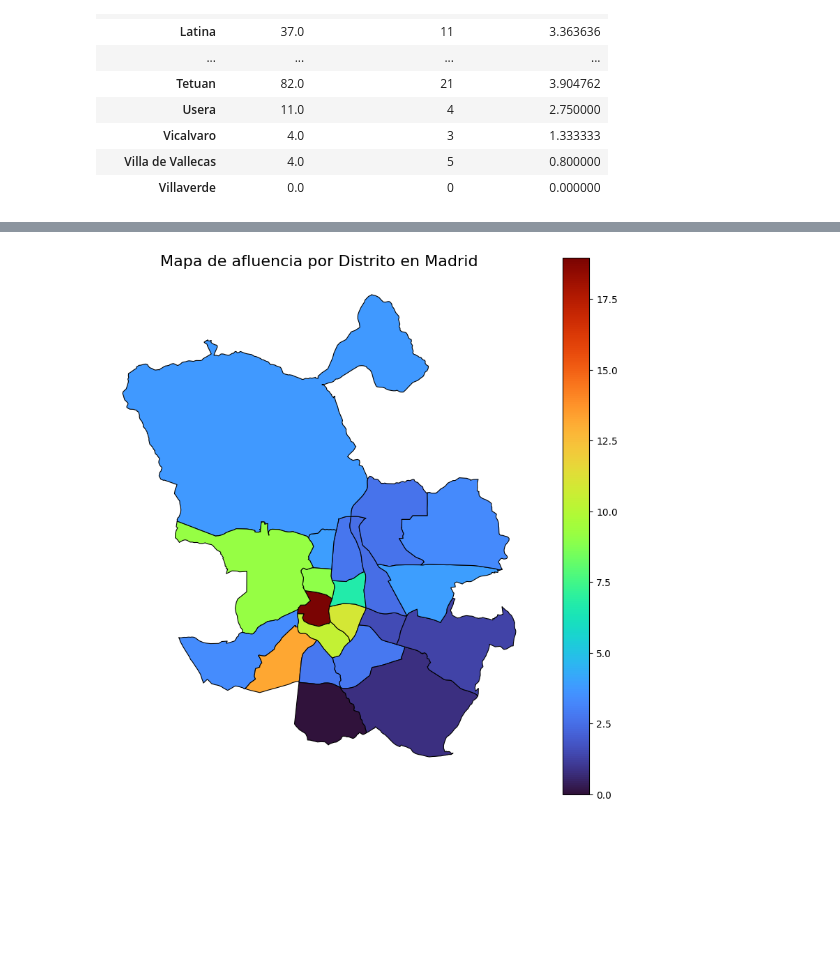
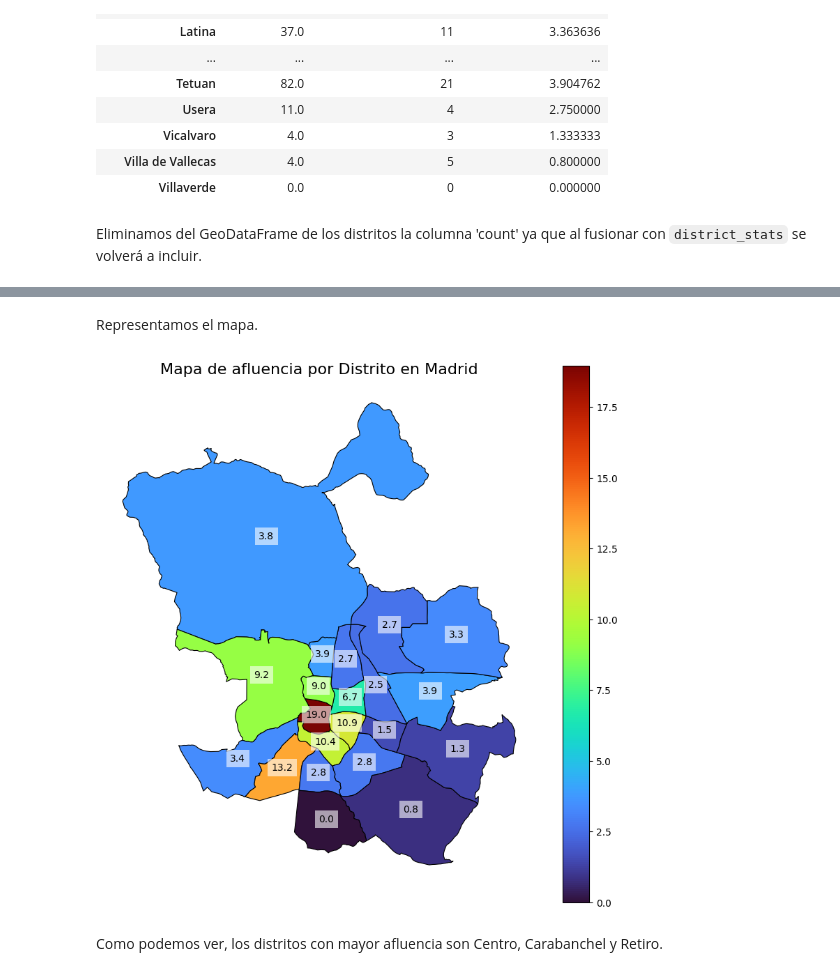
Before and after one commit to anton-p0g/ProyectoWebScrapping, a Jupyter notebook: parte2/distrito de cada restaurante/mapas_parte2.ipynb, the cells around one changed output, grey strips where cells are left out. Drawn from its saved outputs; the diff is of its cells as text; code cells hidden in the pictures; blank space fills up the shorter version.

```diff
--- a/parte2/distrito de cada restaurante/mapas_parte2.ipynb
+++ b/parte2/distrito de cada restaurante/mapas_parte2.ipynb
@@ -100,5 +136,4 @@ Comprobamos que ambos dataframes tienen el mismo sistema de coordenadas proyecta
 # %%
-gdf = gdf.to_crs("EPSG:25830")
 madrid = madrid.set_crs(epsg=25830)
 # %% [markdown]
 Realizamos un spatial join para asociar cada punto con su distrito
@@ -134,14 +318,27 @@ barrios_madrid = barrios_madrid.merge(conteo_combinado, left_on="NOMBRE_BARRIO",
 fig, axes = plt.subplots(1, 2, figsize=(20, 10))
 
 # Primer gráfico: Restaurantes por distrito
-madrid.plot(column='count', cmap='turbo', linewidth=0.8, ax=axes[0], edgecolor='black', legend=True)
-axes[0].set_title('Número de Restaurantes por Distrito en Madrid', fontsize=16)
-axes[0].axis('off')
+madrid.plot(column="count", cmap="turbo", linewidth=0.8, ax=axes[0], edgecolor="black", legend=True)
+axes[0].set_title("Número de Restaurantes por Distrito en Madrid", fontsize=16)
+axes[0].axis("off")
+
+# Matplotlib solo permite añadir anotaciones de forma individual, por eso es necesario
+# iterar sobre las filas.
+for idx, row in madrid.iterrows():
+    centroid = row["geometry"].centroid # Calculamos el centroide del polígono.
+    axes[0].annotate( # Añadimos el texto
+        text=f"{round(row['count'])}",
+        xy=(centroid.x, centroid.y),
+        ha="center",
+        fontsize=10,
+        color="black",
+        bbox=dict(facecolor="white", alpha=0.6, edgecolor="none")
+    )
 
 # Segundo gráfico: Restaurantes por barrio
-barrios_madrid.plot(column='count', cmap='turbo', linewidth=0.8, ax=axes[1], edgecolor='black', legend=True)
-axes[1].set_title('Número de Restaurantes por Barrio en Madrid', fontsize=16)
-axes[1].axis('off')
+barrios_madrid.plot(column="count", cmap="turbo", linewidth=0.8, ax=axes[1], edgecolor="black", legend=True)
+axes[1].set_title("Número de Restaurantes por Barrio en Madrid", fontsize=16)
+axes[1].axis("off")
 
 plt.tight_layout()  # Ajusta el espacio entre los subplots
 plt.show()
@@ -198,6 +472,8 @@ district_stats
 | Vicalvaro | 4.0 | 3 | 1.333333 |
 | Villa de Vallecas | 4.0 | 5 | 0.800000 |
 | Villaverde | 0.0 | 0 | 0.000000 |
+# %% [markdown]
+Eliminamos del GeoDataFrame de los distritos la columna 'count' ya que al fusionar con `district_stats` se volverá a incluir.
 # %%
 madrid = madrid.drop(columns=["count"])
 madrid = madrid.merge(district_stats, left_on="NOMBRE_DISTRITO", right_on="NOMBRE_DISTRITO")
@@ -220,11 +496,28 @@ madrid
 | 18 | POLYGON ((451161.643 4473741.128,... | Vicalvaro | 4.0 | 3 | 1.333333 |
 | 19 | POLYGON ((449690.838 4477879.246,... | San Blas - Canillejas | 35.0 | 9 | 3.888889 |
 | 20 | POLYGON ((452408.138 4484644.7, 4... | Barajas | 60.0 | 18 | 3.333333 |
+# %% [markdown]
+Representamos el mapa.
 # %%
 fig2, ax = plt.subplots(1, 1, figsize=(10, 10))
-madrid.plot(column='Ratings per Restaurant', cmap='turbo', linewidth=0.8, ax=ax, edgecolor='black', legend=True)
-ax.set_title('Mapa de afluencia por Distrito en Madrid', fontsize=16)
-ax.axis('off')
+madrid.plot(column="Ratings per Restaurant", cmap="turbo", linewidth=0.8, ax=ax, edgecolor="black", legend=True)
+ax.set_title("Mapa de afluencia por Distrito en Madrid", fontsize=16)
+ax.axis("off")
+
+# Matplotlib solo permite añadir anotaciones de forma individual, por eso es necesario
+# iterar sobre las filas.
+for idx, row in madrid.iterrows():
+    centroid = row["geometry"].centroid # Calculamos el centroide del polígono.
+    ax.annotate( # Añadimos el texto
+        text=f"{row['Ratings per Restaurant']:.1f}",
+        xy=(centroid.x, centroid.y),
+        ha="center",
+        fontsize=10,
+        color="black",
+        bbox=dict(facecolor="white", alpha=0.6, edgecolor="none")
+    )
 plt.show()
 # %% [output]
-[figure, old version]
+[figure, new version]
+# %% [markdown]
+Como podemos ver, los distritos con mayor afluencia son Centro, Carabanchel y Retiro.
```
Also changed, not shown: parts of 44 cells of this notebook, 33 other files.
